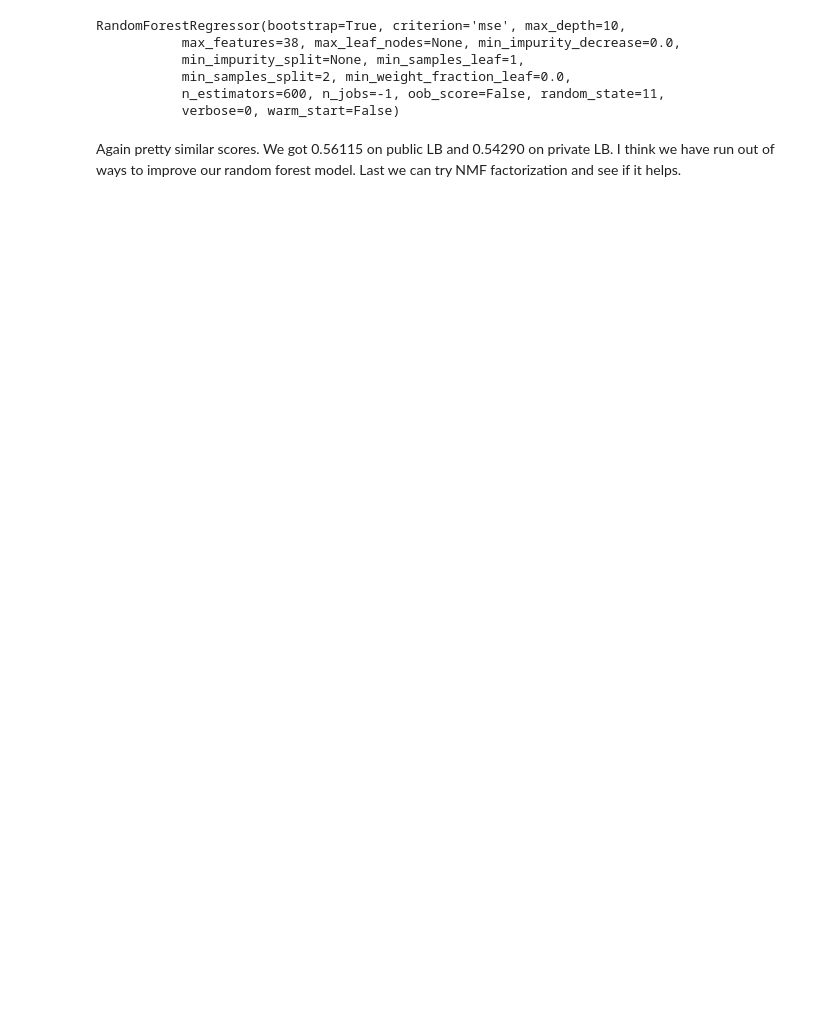
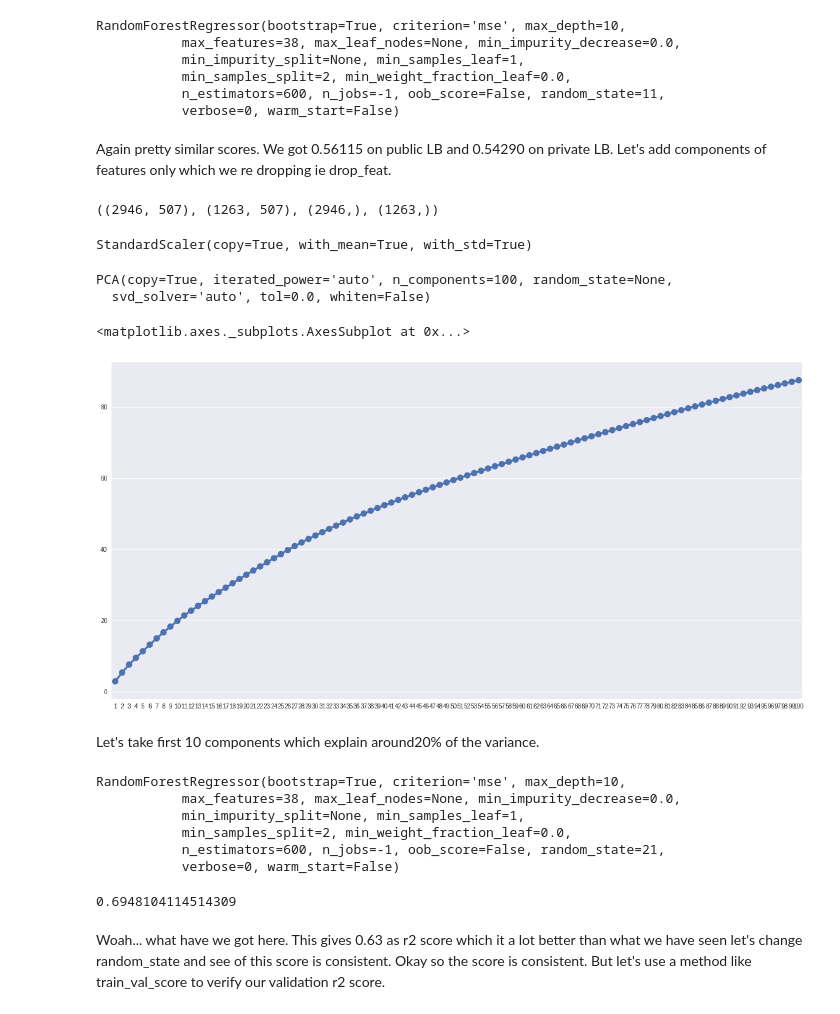
Before and after one commit to skakshay/Merc-Benz-Manufacturing, a Jupyter notebook: nb2.ipynb, the cells around one changed output. Cells and saved outputs as stored; diff of their text form; code cells hidden in the pictures; blank space fills up the shorter version.

```diff
--- a/nb2.ipynb
+++ b/nb2.ipynb
@@ -1615,4 +1701,32 @@ RandomForestRegressor(bootstrap=True, criterion='mse', max_depth=10,
 subm = np.stack((test_ohe.ID, y_pred), axis=1)
 np.savetxt('drive/workspace/data/Merc/subm9.csv', subm, delimiter=',', header='ID,y', comments='', fmt=('%d', '%.6f'))
 # %% [markdown]
-Again pretty similar scores. We got 0.56115 on public LB and 0.54290 on private LB. I think we have run out of ways to improve our random forest model. Last we can try NMF factorization and see if it helps.
+Again pretty similar scores. We got 0.56115 on public LB and 0.54290 on private LB. Let's add components of features only which we re dropping ie drop_feat.
+# %%
+X_ohe_train, X_ohe_test, y_train, y_test = train_test_split(X_ohe, y, test_size=0.3, random_state=random_state+1)
+X_ohe_train.shape, X_ohe_test.shape, y_train.shape, y_test.shape
+# %% [output]
+((2946, 507), (1263, 507), (2946,), (1263,))
+# %%
+sca = StandardScaler()
+sca.fit(X_ohe_train)
+X_train_cs = pd.DataFrame(sca.transform(X_ohe_train), index=X_ohe_train.index, columns=X_ohe_train.columns)
+X_val_cs = pd.DataFrame(sca.transform(X_ohe_val), index=X_ohe_val.index, columns=X_ohe_val.columns)
+# %% [output]
+StandardScaler(copy=True, with_mean=True, with_std=True)
+# %%
+pca = PCA(n_components=100)
+pca.fit(X_train_cs[drop_feat])
+X_train_drop_pca = pca.transform(X_train_cs[drop_feat])
+X_val_drop_pca = pca.transform(X_val_cs[drop_feat])
+# %% [output]
+PCA(copy=True, iterated_power='auto', n_components=100, random_state=None,
+  svd_solver='auto', tol=0.0, whiten=False)
+# %%
+_,ax = plt.subplots(figsize=(20,10))
+sns.pointplot( [i for i in range(1,101)], np.cumsum(pca.explained_variance_ratio_*100) )
+# %% [output]
+<matplotlib.axes._subplots.AxesSubplot at 0x...>
+[figure, added]
+# %% [markdown]
+Let's take first 10 components which explain around20% of the variance.
@@ -1618,0 +1738,17 @@ Again pretty similar scores. We got 0.56115 on public LB and 0.54290 on private
+# %%
+rf = RandomForestRegressor(n_estimators=600, max_depth=10, max_features=38, n_jobs=-1, random_state=random_state+10)
+rf.fit(X_train_pca, y_train)
+y_pred = rf.predict(X_val_pca)
+# %% [output]
+RandomForestRegressor(bootstrap=True, criterion='mse', max_depth=10,
+           max_features=38, max_leaf_nodes=None, min_impurity_decrease=0.0,
+           min_impurity_split=None, min_samples_leaf=1,
+           min_samples_split=2, min_weight_fraction_leaf=0.0,
+           n_estimators=600, n_jobs=-1, oob_score=False, random_state=21,
+           verbose=0, warm_start=False)
+# %%
+print (r2_score(y_val, y_pred))
+# %% [output]
+0.6948104114514309
+# %% [markdown]
+Woah... what have we got here. This gives 0.63 as r2 score which it a lot better than what we have seen let's change random_state and see of this score is consistent. Okay so the score is consistent. But let's use a method like train_val_score to verify our validation r2 score.
```
Also changed, not shown: parts of 35 cells of this notebook, 1 other file.
